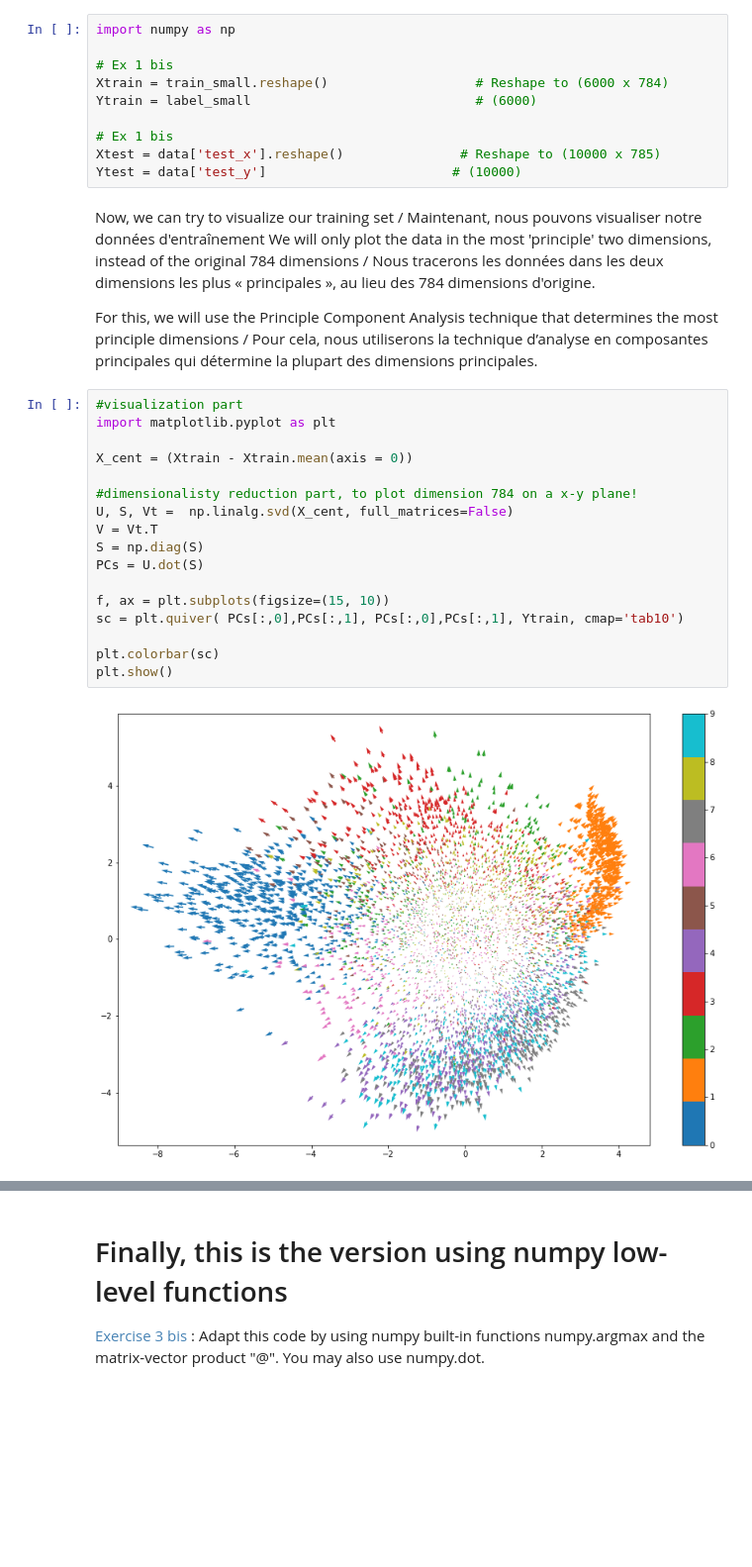
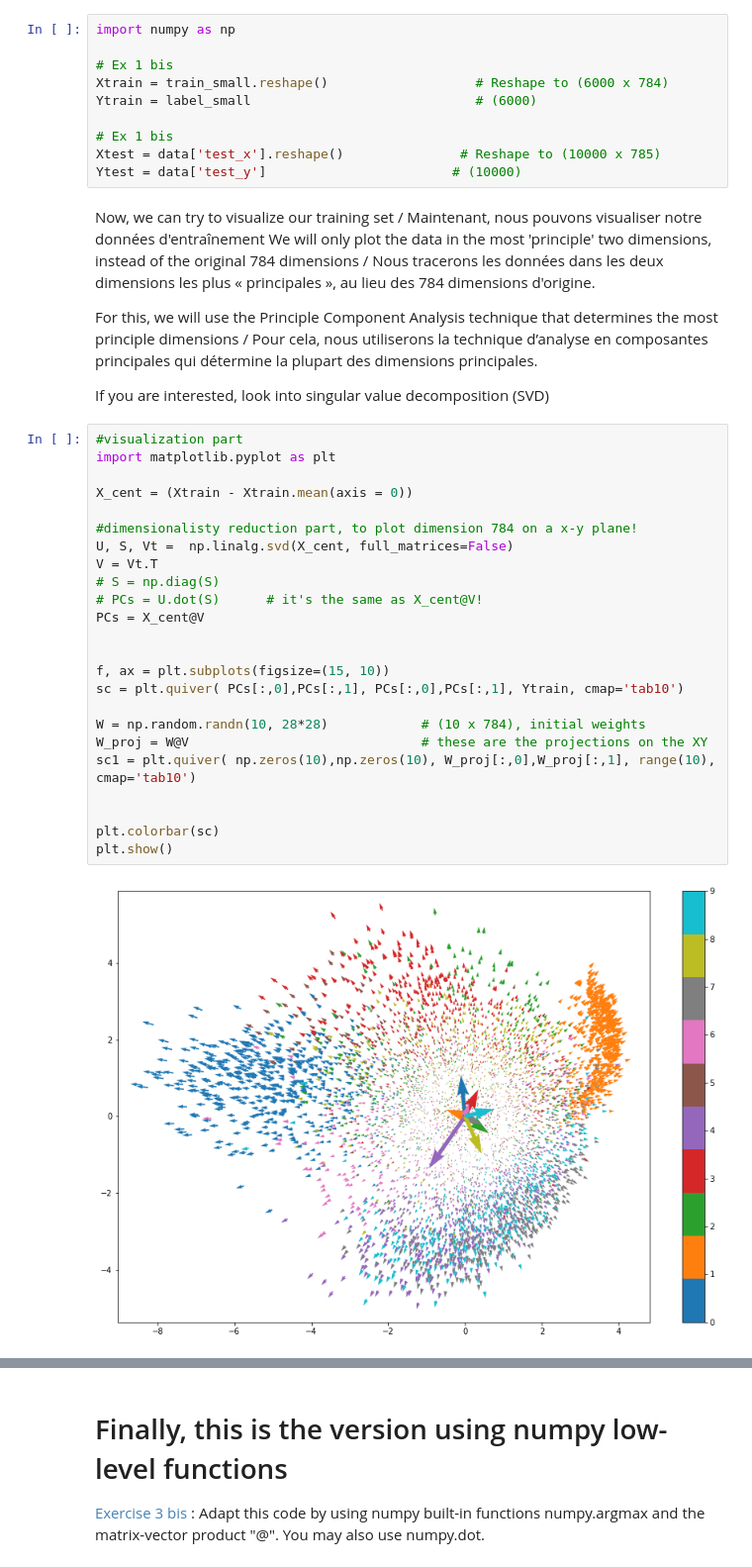
Before and after one commit to SergeiGrudinin/deeplearning-beginners, a Jupyter notebook: notebook/Exercise1-bis.ipynb, the cells around one changed output, grey strips where cells are left out. Shown: that part at 99% size. Cells and saved outputs as stored; diff of their text form; blank space fills up the shorter version.

Commit message:
added W projection visualization

```diff
--- a/notebook/Exercise1-bis.ipynb
+++ b/notebook/Exercise1-bis.ipynb
@@ -374,25 +374,34 @@ Now, we can try to visualize our training set / Maintenant, nous pouvons visuali
 We will only plot the data in the most 'principle' two dimensions, instead of the original 784 dimensions / Nous tracerons les données dans les deux dimensions les plus « principales », au lieu des 784 dimensions d'origine.
 
 For this, we will use the Principle Component Analysis technique that determines the most principle dimensions / Pour cela, nous utiliserons la technique d’analyse en composantes principales qui détermine la plupart des dimensions principales.
+
+If you are interested, look into singular value decomposition (SVD)
 # %%
 #visualization part
 import matplotlib.pyplot as plt
 
 X_cent = (Xtrain - Xtrain.mean(axis = 0))
 
 #dimensionalisty reduction part, to plot dimension 784 on a x-y plane!
 U, S, Vt =  np.linalg.svd(X_cent, full_matrices=False)
 V = Vt.T
-S = np.diag(S)
-PCs = U.dot(S)
+# S = np.diag(S)
+# PCs = U.dot(S)      # it's the same as X_cent@V!
+PCs = X_cent@V
+
 
 f, ax = plt.subplots(figsize=(15, 10))
 sc = plt.quiver( PCs[:,0],PCs[:,1], PCs[:,0],PCs[:,1], Ytrain, cmap='tab10')
 
+W = np.random.randn(10, 28*28)            # (10 x 784), initial weights
+W_proj = W@V                              # these are the projections on the XY
+sc1 = plt.quiver( np.zeros(10),np.zeros(10), W_proj[:,0],W_proj[:,1], range(10), cmap='tab10')
+
+
 plt.colorbar(sc)
 plt.show()
 # %% [output]
-[figure, old version]
+[figure, new version]
 # %% [markdown]
 <span style="color:SteelBlue"> Exercise 2 bis</span> :
 - Which classes (digits) are well separeted by principle dimensions 0 and 1? Which are not separeted? can you try other principle dimensions to see if these digits start to be separated?
```
Also changed, not shown: parts of 4 cells of this notebook, 1 other file.
